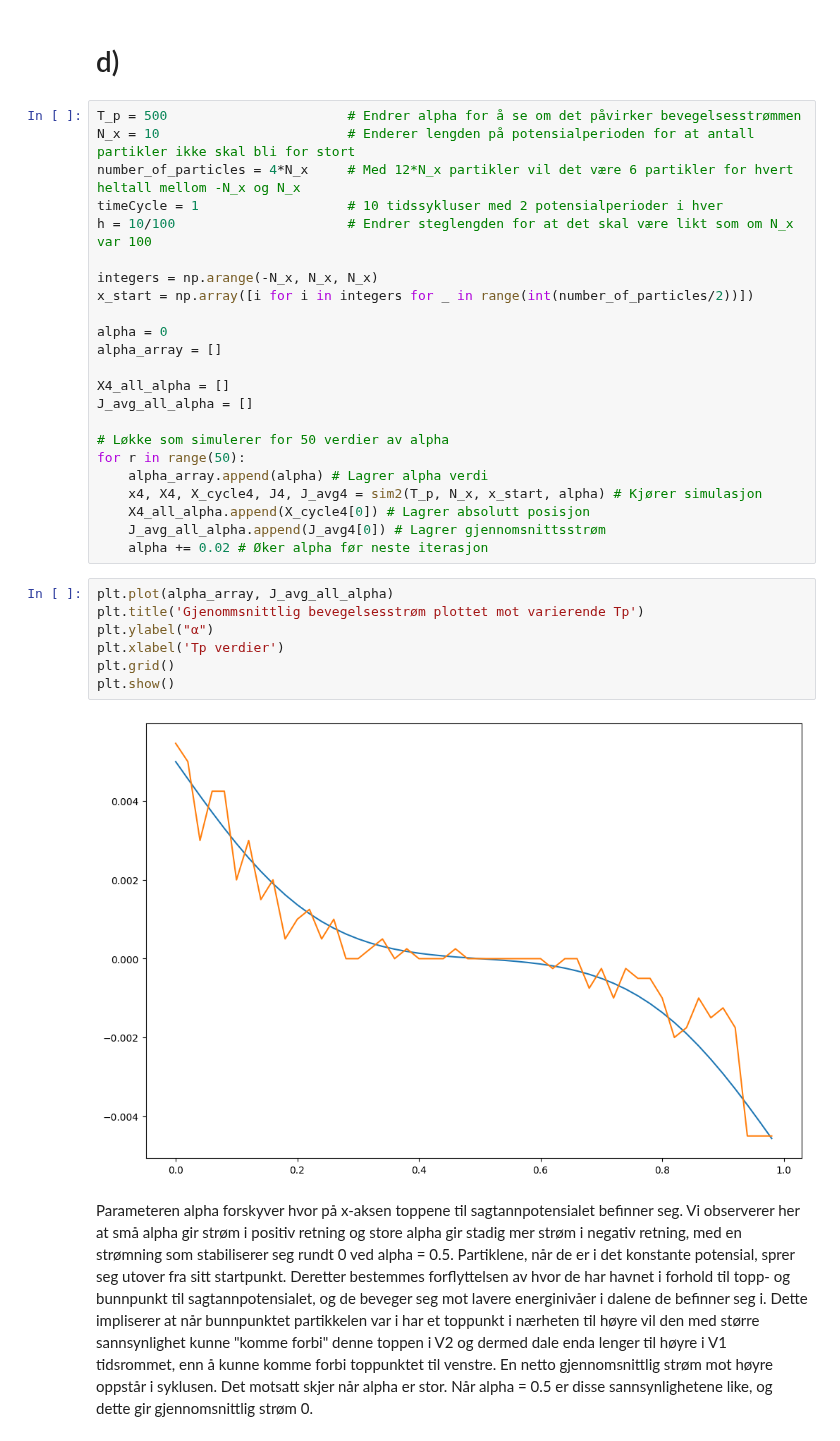
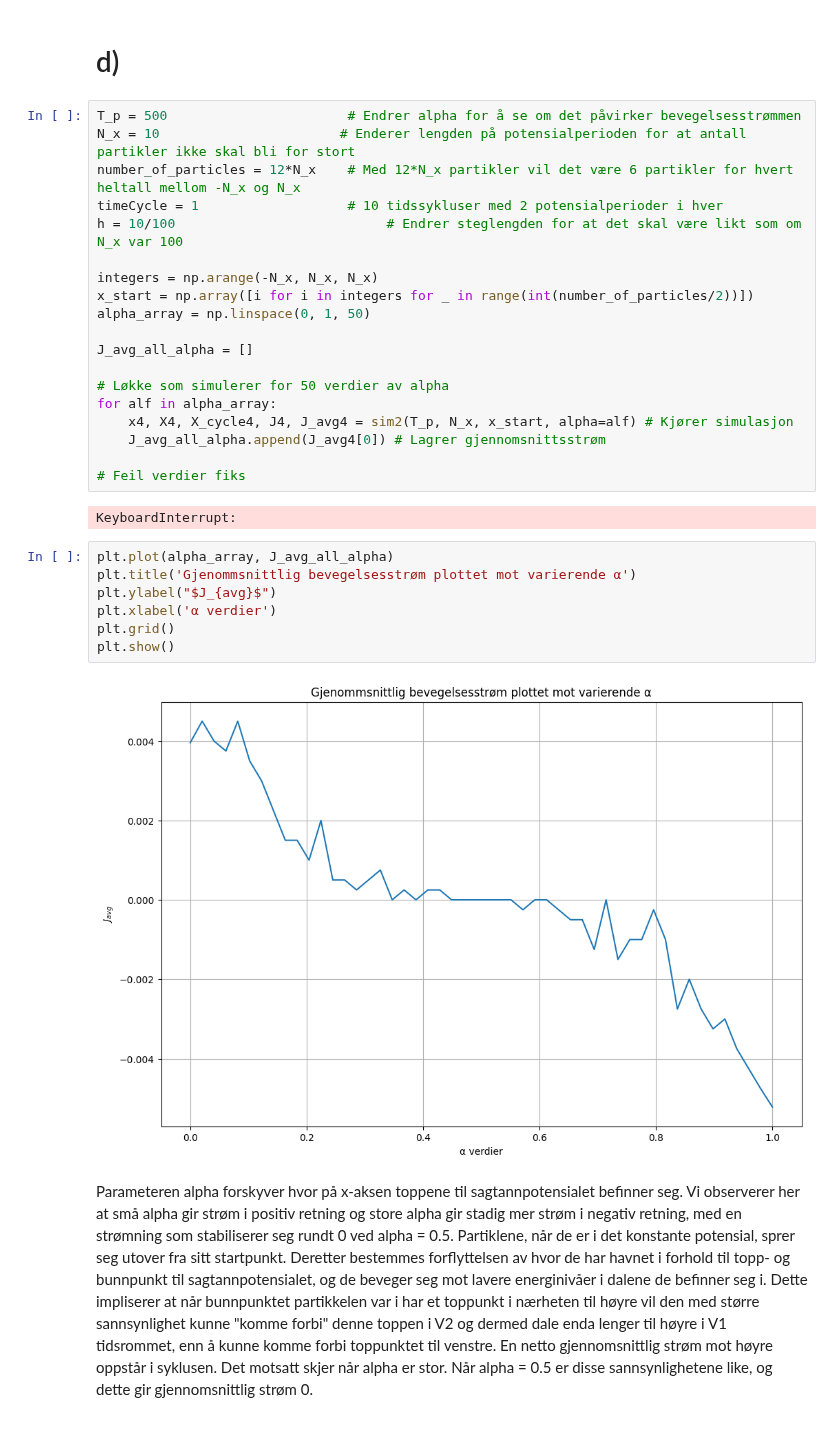
Before and after one commit to marieke-vaske/VitBer-BioFys, a Jupyter notebook: Prosjekt - oppgave 3.ipynb, the cells around one changed output. Drawn from its saved outputs; the diff is of its cells as text.

Commit message:
Ferdigstillt oppgave 3
Trenger kun riktige verdier, bli satt inn i main og bli kjørt

```diff
--- a/Prosjekt - oppgave 3.ipynb
+++ b/Prosjekt - oppgave 3.ipynb
@@ -244,35 +262,33 @@ Vi ser at for større Tp blir gjennomsnittlig bevegelsesstrøm mer og mer negati
 # d)
 # %%
 T_p = 500                       # Endrer alpha for å se om det påvirker bevegelsesstrømmen
-N_x = 10                        # Enderer lengden på potensialperioden for at antall partikler ikke skal bli for stort
-number_of_particles = 4*N_x     # Med 12*N_x partikler vil det være 6 partikler for hvert heltall mellom -N_x og N_x
+N_x = 10                       # Enderer lengden på potensialperioden for at antall partikler ikke skal bli for stort
+number_of_particles = 12*N_x    # Med 12*N_x partikler vil det være 6 partikler for hvert heltall mellom -N_x og N_x
 timeCycle = 1                   # 10 tidssykluser med 2 potensialperioder i hver
-h = 10/100                      # Endrer steglengden for at det skal være likt som om N_x var 100
+h = 10/100                           # Endrer steglengden for at det skal være likt som om N_x var 100
 
 integers = np.arange(-N_x, N_x, N_x)
 x_start = np.array([i for i in integers for _ in range(int(number_of_particles/2))])
+alpha_array = np.linspace(0, 1, 50)
 
-alpha = 0
-alpha_array = []
-
-X4_all_alpha = []
 J_avg_all_alpha = []
 
 # Løkke som simulerer for 50 verdier av alpha
-for r in range(50):
-    alpha_array.append(alpha) # Lagrer alpha verdi
-    x4, X4, X_cycle4, J4, J_avg4 = sim2(T_p, N_x, x_start, alpha) # Kjører simulasjon
-    X4_all_alpha.append(X_cycle4[0]) # Lagrer absolutt posisjon
+for alf in alpha_array:
+    x4, X4, X_cycle4, J4, J_avg4 = sim2(T_p, N_x, x_start, alpha=alf) # Kjører simulasjon
     J_avg_all_alpha.append(J_avg4[0]) # Lagrer gjennomsnittsstrøm
-    alpha += 0.02 # Øker alpha før neste iterasjon
+
+# Feil verdier fiks
+# %% [output]
+KeyboardInterrupt:
 # %%
 plt.plot(alpha_array, J_avg_all_alpha)
-plt.title('Gjenommsnittlig bevegelsesstrøm plottet mot varierende Tp')
-plt.ylabel("α")
-plt.xlabel('Tp verdier')
+plt.title('Gjenommsnittlig bevegelsesstrøm plottet mot varierende α')
+plt.ylabel("$J_{avg}$")
+plt.xlabel('α verdier')
 plt.grid()
 plt.show()
 # %% [output]
-[figure, old version]
+[figure, new version]
 # %% [markdown]
 Parameteren alpha forskyver hvor på x-aksen toppene til sagtannpotensialet befinner seg. Vi observerer her at små alpha gir strøm i positiv retning og store alpha gir stadig mer strøm i negativ retning, med en strømning som stabiliserer seg rundt 0 ved alpha = 0.5. Partiklene, når de er i det konstante potensial, sprer seg utover fra sitt startpunkt. Deretter bestemmes forflyttelsen av hvor de har havnet i forhold til topp- og bunnpunkt til sagtannpotensialet, og de beveger seg mot lavere energinivåer i dalene de befinner seg i. Dette impliserer at når bunnpunktet partikkelen var i har et toppunkt i nærheten til høyre vil den med større sannsynlighet kunne "komme forbi" denne toppen i V2 og dermed dale enda lenger til høyre i V1 tidsrommet, enn å kunne komme forbi toppunktet til venstre. En netto gjennomsnittlig strøm mot høyre oppstår i syklusen. Det motsatt skjer når alpha er stor. Når alpha = 0.5 er disse sannsynlighetene like, og dette gir gjennomsnittlig strøm 0.
```
Also changed, not shown: parts of 4 cells of this notebook.
